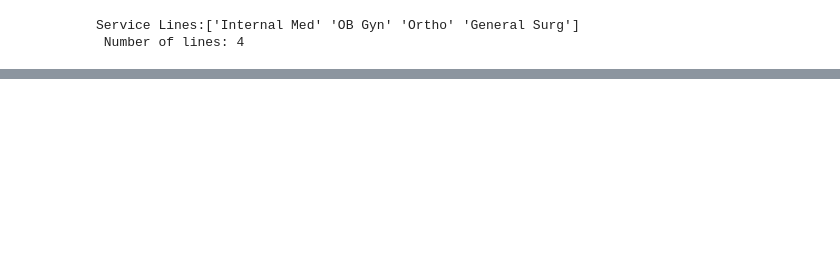
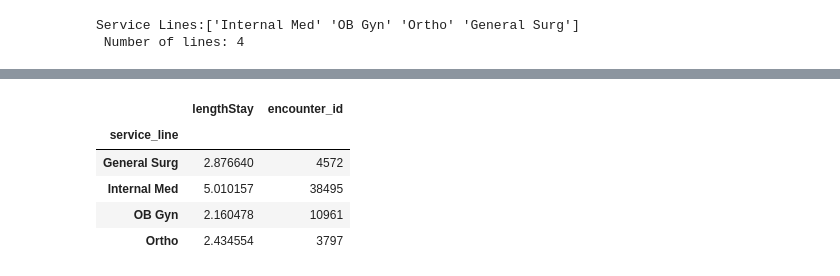
Before and after one commit to alyssaCrawfordAK/HospitalEncounter, a Jupyter notebook: HospitalEncounterAnalysis.ipynb, the cells around one changed output, grey strips where cells are left out. Drawn from its saved outputs; the diff is of its cells as text; code cells hidden in the pictures; blank space fills up the shorter version.

```diff
--- a/HospitalEncounterAnalysis.ipynb
+++ b/HospitalEncounterAnalysis.ipynb
@@ -222,0 +317,9 @@ plt.show()
+# %%
+encdf_noday.groupby("service_line").agg({"lengthStay": "mean", "encounter_id": "size"})
+# %% [output]
+|  | lengthStay | encounter_id |
+| service_line |  |  |
+| General Surg | 2.876640 | 4572 |
+| Internal Med | 5.010157 | 38495 |
+| OB Gyn | 2.160478 | 10961 |
+| Ortho | 2.434554 | 3797 |
```
Also changed, not shown: parts of 27 cells of this notebook.
